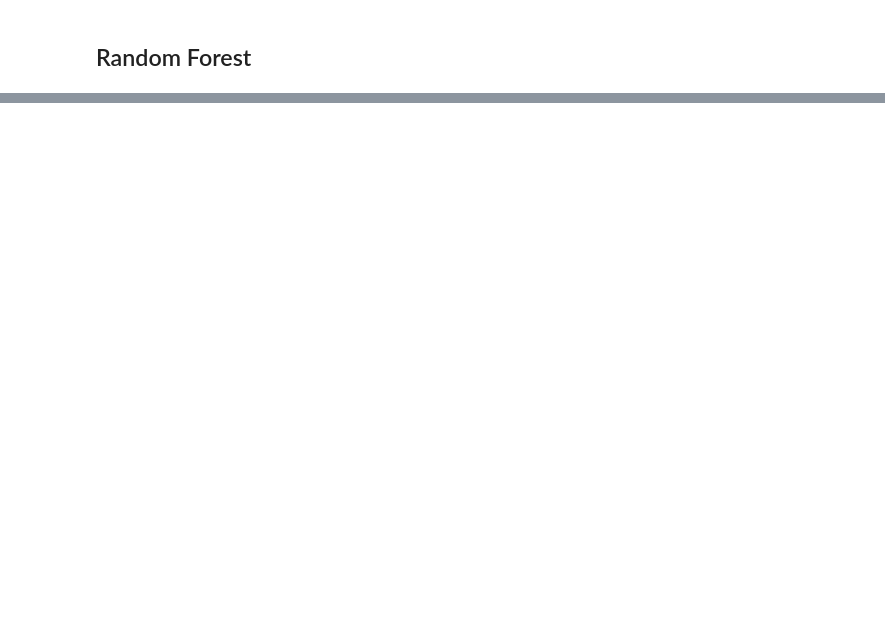
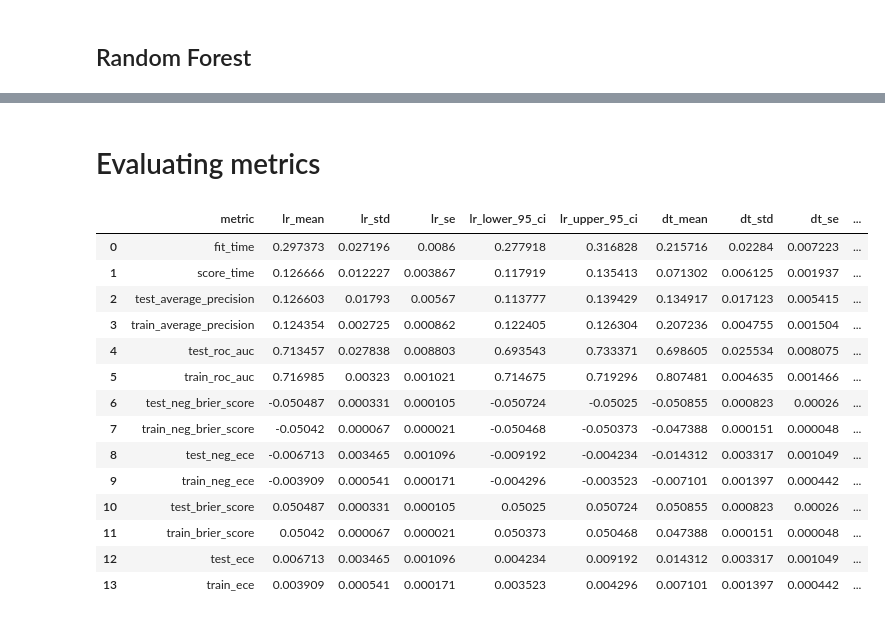
Before and after one commit to ray-chav/stop-and-search, a Jupyter notebook: scripts/modeling/preprocessing_pipeline.ipynb, the cells around one changed output, grey strips where cells are left out. Drawn from its saved outputs; the diff is of its cells as text; code cells hidden in the pictures; blank space fills up the shorter version.

```diff
--- a/scripts/modeling/preprocessing_pipeline.ipynb
+++ b/scripts/modeling/preprocessing_pipeline.ipynb
@@ -251,0 +234,56 @@ train_f1         0.038 ± 0.007
+# %% [markdown]
+# Evaluating metrics
+# %%
+# Saving results
+lr_scores = pd.DataFrame(lr_cross_val_scores)
+dt_scores = pd.DataFrame(dt_cross_val_scores)
+rf_scores = pd.DataFrame(rf_cross_val_scores)
+
+# Making brier and ece nonnegative
+lr_scores["test_brier_score"], lr_scores["train_brier_score"], lr_scores["test_ece"], lr_scores["train_ece"] = -lr_scores["test_neg_brier_score"], -lr_scores["train_neg_brier_score"], -lr_scores["test_neg_ece"], -lr_scores["train_neg_ece"]
+
+dt_scores["test_brier_score"], dt_scores["train_brier_score"], dt_scores["test_ece"], dt_scores["train_ece"] = -dt_scores["test_neg_brier_score"], -dt_scores["train_neg_brier_score"], -dt_scores["test_neg_ece"], -dt_scores["train_neg_ece"]
+
+rf_scores["test_brier_score"], rf_scores["train_brier_score"], rf_scores["test_ece"], rf_scores["train_ece"] = -rf_scores["test_neg_brier_score"], -rf_scores["train_neg_brier_score"], -rf_scores["test_neg_ece"], -rf_scores["train_neg_ece"]
+
+# Creating standard deviation and error columns
+t_alpha = special.stdtrit(len(lr_scores)-1, 0.975)
+summary_lr = (lr_scores.agg(["mean", "std"]).T.reset_index())
+summary_lr.columns = ["metric", "lr_mean", "lr_std"]
+summary_lr["lr_se"] = summary_lr["lr_std"]/np.sqrt(len(lr_scores))
+summary_lr["lr_lower_95_ci"] = summary_lr["lr_mean"] - t_alpha*summary_lr["lr_se"]
+summary_lr["lr_upper_95_ci"] = summary_lr["lr_mean"] + t_alpha*summary_lr["lr_se"]
+
+summary_dt = (dt_scores.agg(["mean", "std"]).T.reset_index())
+summary_dt.columns = ["metric", "dt_mean", "dt_std"]
+summary_dt["dt_se"] = summary_dt["dt_std"]/np.sqrt(len(dt_scores))
+summary_dt["dt_lower_95_ci"] = summary_dt["dt_mean"] - t_alpha*summary_dt["dt_se"]
+summary_dt["dt_upper_95_ci"] = summary_dt["dt_mean"] + t_alpha*summary_dt["dt_se"]
+
+summary_rf = (rf_scores.agg(["mean", "std"]).T.reset_index())
+summary_rf.columns = ["metric", "rf_mean", "rf_std"]
+summary_rf["rf_se"] = summary_rf["rf_std"]/np.sqrt(len(rf_scores))
+summary_rf["rf_lower_95_ci"] = summary_rf["rf_mean"] - t_alpha*summary_rf["rf_se"]
+summary_rf["rf_upper_95_ci"] = summary_rf["rf_mean"] + t_alpha*summary_rf["rf_se"]
+# %%
+# Combining results into dataframe
+score_summary = pd.concat([summary_lr, summary_dt, summary_rf], axis=1)
+# Drop duplicate metric columns
+score_summary = score_summary.T.drop_duplicates().T
+score_summary
+# %% [output]
+|  | metric | lr_mean | lr_std | lr_se | lr_lower_95_ci | lr_upper_95_ci | dt_mean | dt_std | dt_se | ... |
+| 0 | fit_time | 0.297373 | 0.027196 | 0.0086 | 0.277918 | 0.316828 | 0.215716 | 0.02284 | 0.007223 | ... |
+| 1 | score_time | 0.126666 | 0.012227 | 0.003867 | 0.117919 | 0.135413 | 0.071302 | 0.006125 | 0.001937 | ... |
+| 2 | test_average_precision | 0.126603 | 0.01793 | 0.00567 | 0.113777 | 0.139429 | 0.134917 | 0.017123 | 0.005415 | ... |
+| 3 | train_average_precision | 0.124354 | 0.002725 | 0.000862 | 0.122405 | 0.126304 | 0.207236 | 0.004755 | 0.001504 | ... |
+| 4 | test_roc_auc | 0.713457 | 0.027838 | 0.008803 | 0.693543 | 0.733371 | 0.698605 | 0.025534 | 0.008075 | ... |
+| 5 | train_roc_auc | 0.716985 | 0.00323 | 0.001021 | 0.714675 | 0.719296 | 0.807481 | 0.004635 | 0.001466 | ... |
+| 6 | test_neg_brier_score | -0.050487 | 0.000331 | 0.000105 | -0.050724 | -0.05025 | -0.050855 | 0.000823 | 0.00026 | ... |
+| 7 | train_neg_brier_score | -0.05042 | 0.000067 | 0.000021 | -0.050468 | -0.050373 | -0.047388 | 0.000151 | 0.000048 | ... |
+| 8 | test_neg_ece | -0.006713 | 0.003465 | 0.001096 | -0.009192 | -0.004234 | -0.014312 | 0.003317 | 0.001049 | ... |
+| 9 | train_neg_ece | -0.003909 | 0.000541 | 0.000171 | -0.004296 | -0.003523 | -0.007101 | 0.001397 | 0.000442 | ... |
+| 10 | test_brier_score | 0.050487 | 0.000331 | 0.000105 | 0.05025 | 0.050724 | 0.050855 | 0.000823 | 0.00026 | ... |
+| 11 | train_brier_score | 0.05042 | 0.000067 | 0.000021 | 0.050373 | 0.050468 | 0.047388 | 0.000151 | 0.000048 | ... |
+| 12 | test_ece | 0.006713 | 0.003465 | 0.001096 | 0.004234 | 0.009192 | 0.014312 | 0.003317 | 0.001049 | ... |
+| 13 | train_ece | 0.003909 | 0.000541 | 0.000171 | 0.003523 | 0.004296 | 0.007101 | 0.001397 | 0.000442 | ... |
```
Also changed, not shown: parts of 13 cells of this notebook, 6 other files.
